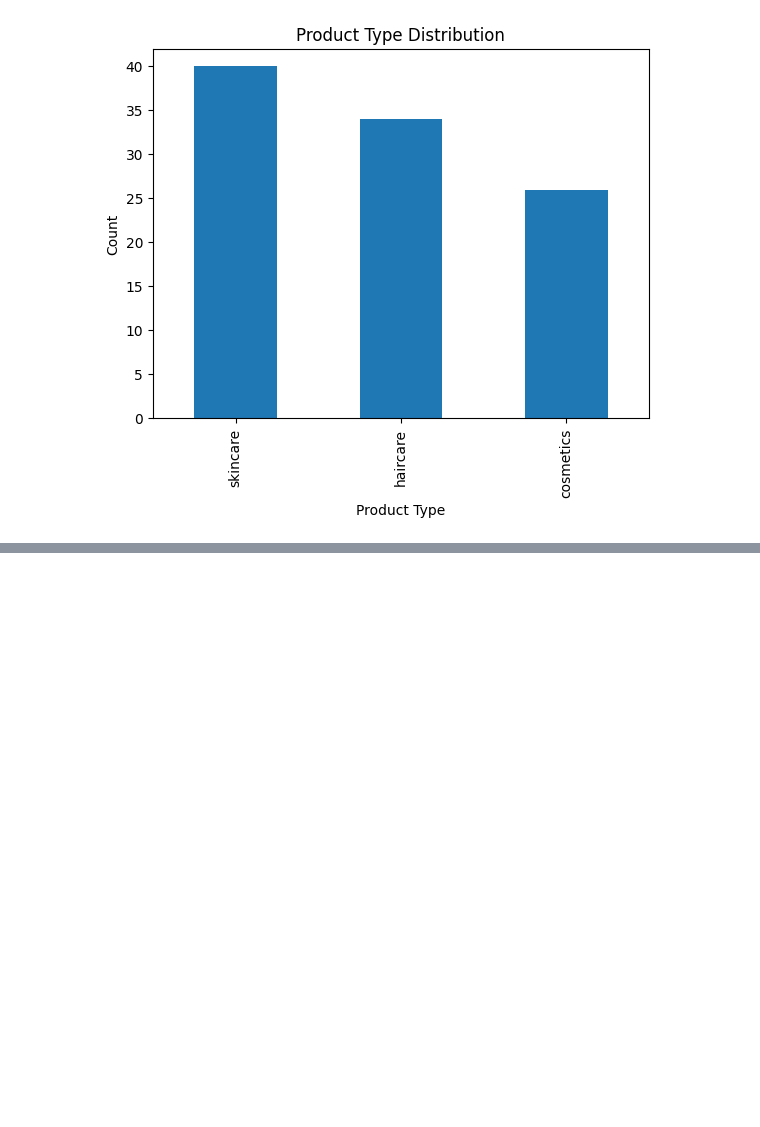
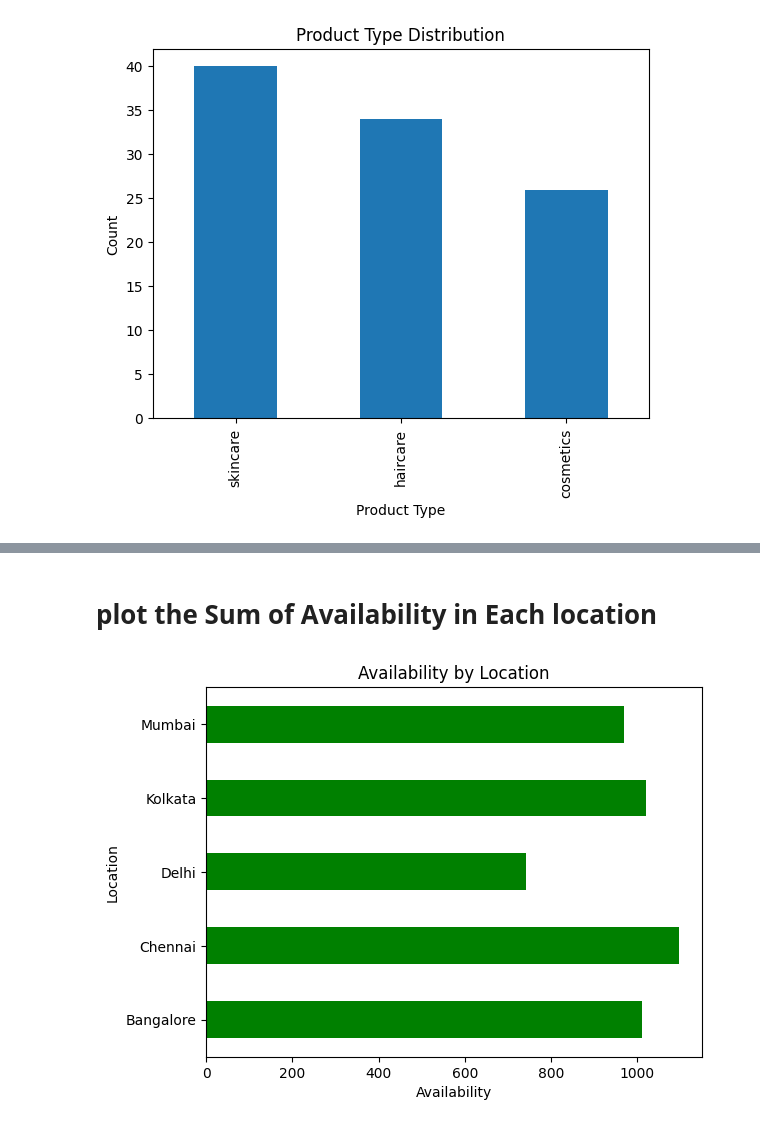
Before and after one commit to bharath123119/minor, a Jupyter notebook: visualization.ipynb, the cells around one changed output, grey strips where cells are left out. Cells and saved outputs as stored; diff of their text form; code cells hidden in the pictures; blank space fills up the shorter version.

```diff
--- a/visualization.ipynb
+++ b/visualization.ipynb
@@ -38,0 +71,3 @@ plt.show()
+# %%
+Availability=df.groupby('Location')['Availability'].sum()
+Availability
@@ -38,0 +82,10 @@ plt.show()
+# %% [markdown]
+# plot the Sum of Availability in Each location
+# %%
+Availability.plot(kind='barh',color='green')
+plt.xlabel('Availability')
+plt.ylabel('Location')
+plt.title('Availability by Location')
+plt.show()
+# %% [output]
+[figure, added]
```
Also changed, not shown: parts of 11 cells of this notebook.
